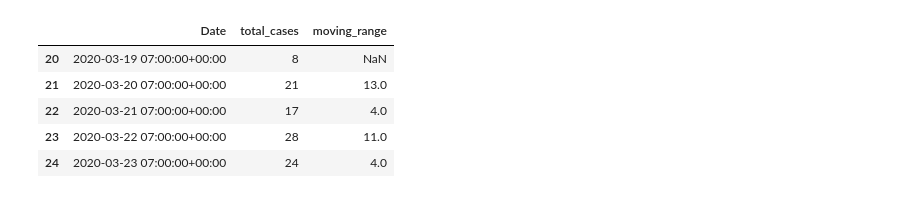
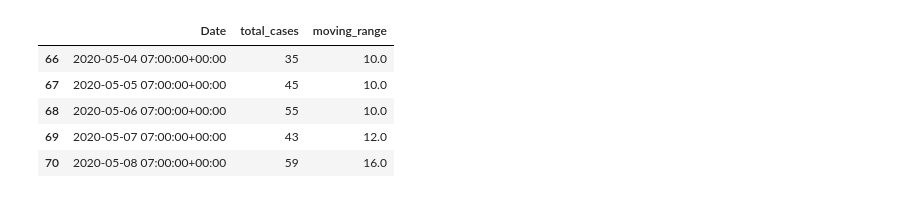
Before and after one commit to brentonh789/spc_tracking_of_covid_19_alameda_county_cases, a Jupyter notebook: control_chart_covid.ipynb, the cells around one changed output. Drawn from its saved outputs; the diff is of its cells as text; code cells hidden in the pictures.

```diff
--- a/control_chart_covid.ipynb
+++ b/control_chart_covid.ipynb
@@ -23,17 +23,17 @@ dfcov = dfcov_filter[['Date', 'total_cases']].copy()
 # %%
 ###Selecting the control to use
 #My intitial guess was to use a C chart, however, the assumign this would required that the number of samples are fixed, which is a heavy assumption
 #After some research, I decided to use an I-MR chart to account for subgroupings never being defined
 
 dfcov['moving_range'] = dfcov['total_cases'] - dfcov['total_cases'].shift(periods=1)
 dfcov['moving_range'] = dfcov['moving_range'].abs()
-dfcov.head(5)
+dfcov.tail(5)
 # %% [output]
 |  | Date | total_cases | moving_range |
-| 20 | 2020-03-19 07:00:00+00:00 | 8 | NaN |
-| 21 | 2020-03-20 07:00:00+00:00 | 21 | 13.0 |
-| 22 | 2020-03-21 07:00:00+00:00 | 17 | 4.0 |
-| 23 | 2020-03-22 07:00:00+00:00 | 28 | 11.0 |
-| 24 | 2020-03-23 07:00:00+00:00 | 24 | 4.0 |
+| 66 | 2020-05-04 07:00:00+00:00 | 35 | 10.0 |
+| 67 | 2020-05-05 07:00:00+00:00 | 45 | 10.0 |
+| 68 | 2020-05-06 07:00:00+00:00 | 55 | 10.0 |
+| 69 | 2020-05-07 07:00:00+00:00 | 43 | 12.0 |
+| 70 | 2020-05-08 07:00:00+00:00 | 59 | 16.0 |
 # %%
 ###calculate control limits and lock the limits on date for when this was created
```
Also changed, not shown: parts of 2 cells of this notebook, 2 other files.
